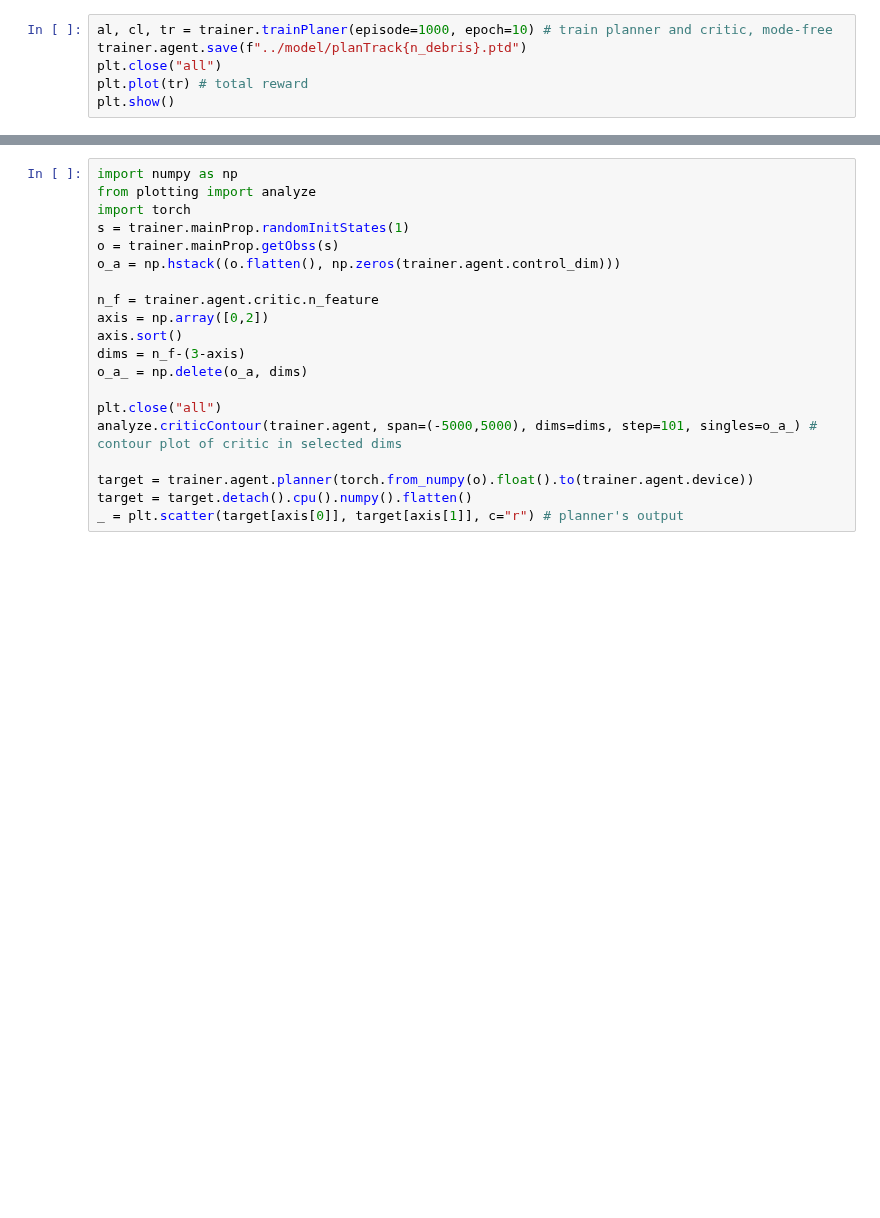
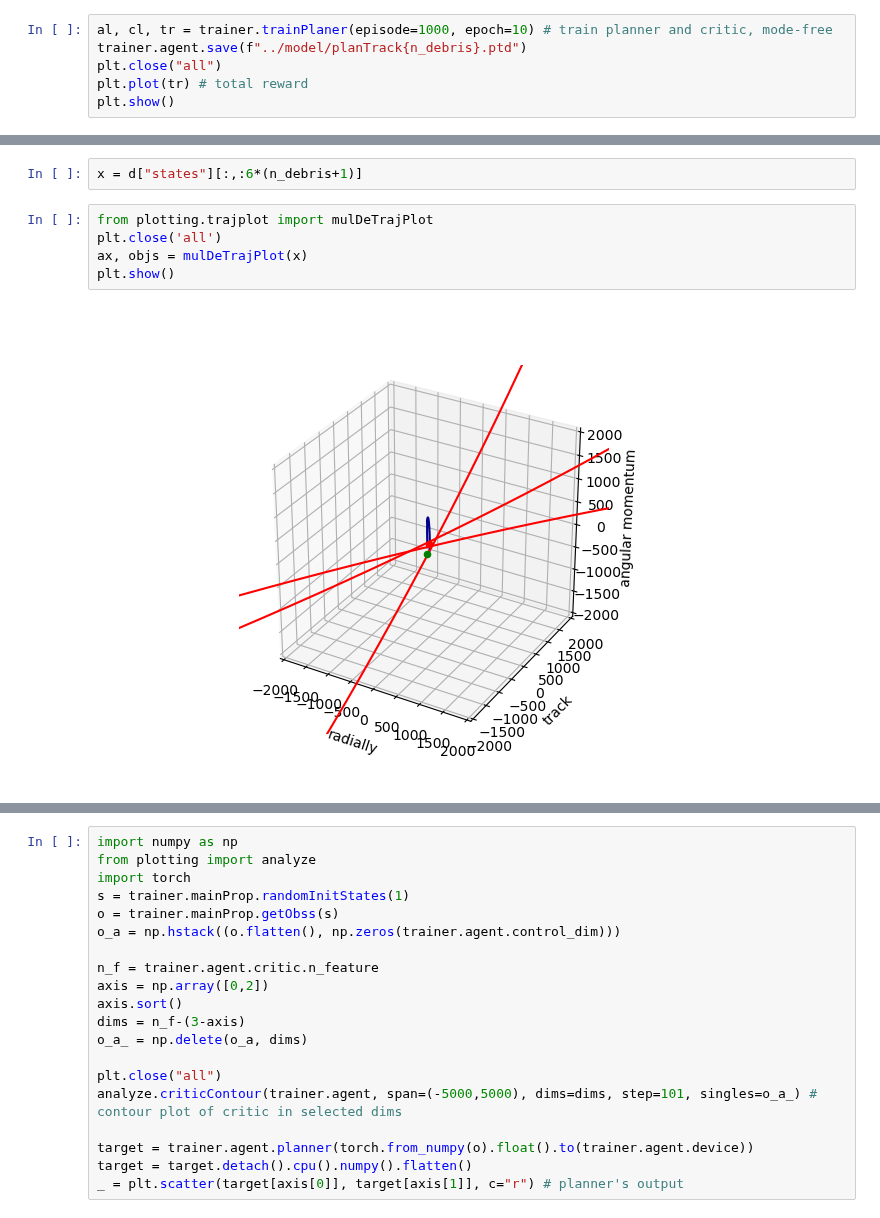
Before and after one commit to liziyao99/multi-debris-avoidance, a Jupyter notebook: quickStart.ipynb, the cells around one changed output, grey strips where cells are left out. Saved outputs shown, nothing was run; the diff lists cells and outputs as text; blank space fills up the shorter version.

```diff
--- a/quickStart.ipynb
+++ b/quickStart.ipynb
@@ -34,0 +35,9 @@ fig, _ = historyFile(d, agent=None, stage=stage, n_debris=n_debris, items=("targ
+# %%
+x = d["states"][:,:6*(n_debris+1)]
+# %%
+from plotting.trajplot import mulDeTrajPlot
+plt.close('all')
+ax, objs = mulDeTrajPlot(x)
+plt.show()
+# %% [output]
+[figure, added]
```
Also changed, not shown: parts of 4 cells of this notebook, 17 other files.
